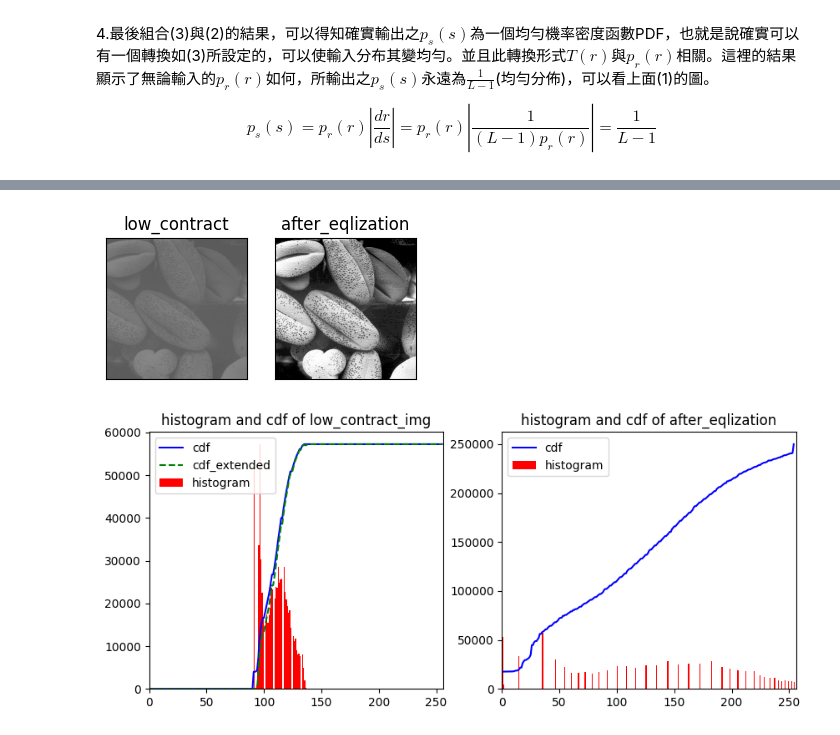
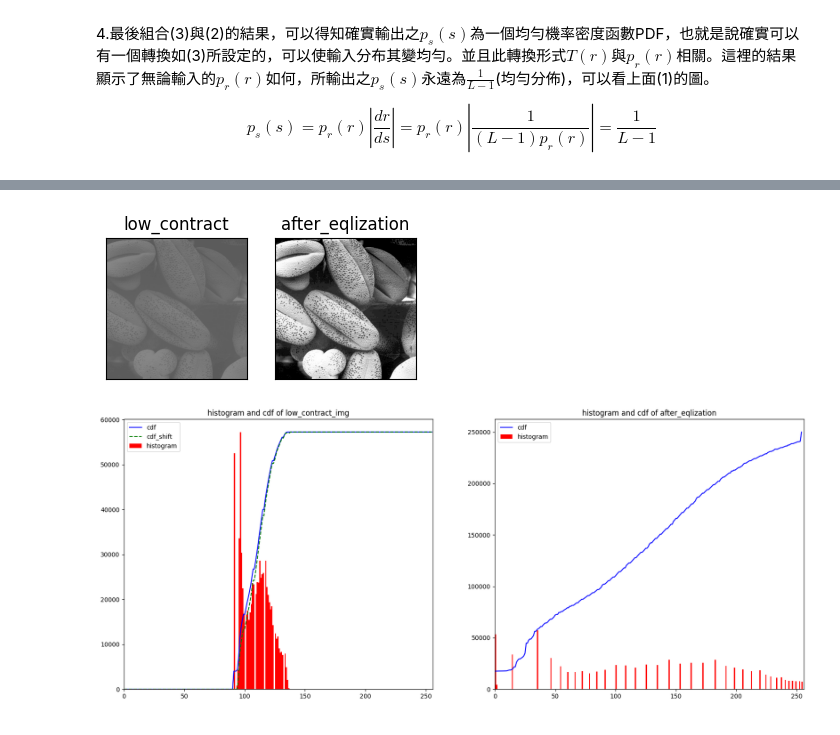
Before and after one commit to HelpHelpHelp-Charlie/DIP_learning, a Jupyter notebook: CH3.ipynb, the cells around one changed output, grey strips where cells are left out. Drawn from its saved outputs; the diff is of its cells as text; code cells hidden in the pictures.

```diff
--- a/CH3.ipynb
+++ b/CH3.ipynb
@@ -192,14 +192,14 @@ img  =  cv2.cvtColor(img,cv2.COLOR_BGR2RGB)
 #實務上不需要先變成機率
 hist,bins = np.histogram(img.flatten(),256,[0,256])
 cdf = hist.cumsum()##強度計數累加
-cdf_normalized = cdf * float(hist.max()) / cdf.max()#用來畫圖而已
+cdf_normalized = cdf * float(hist.max()) / cdf.max()#用來畫圖而已!!!這是normalize到計數的超大數字(不是0~1)
 
-
+###cdf_shift###
 cdf_m =np.ma.masked_equal(cdf,0)#cdf裡面0的部分先蓋起來不加入運算，基本上就是不考慮前半部沒計到東西的準位。
 cdf_m = (cdf_m - cdf_m.min())*255/(cdf_m.max()-cdf_m.min())#將上面的cdf(這是計數，所以超大)轉到0~255
 cdf = np.ma.filled(cdf_m,0).astype('uint8')#把剛剛挖掉0的部分再放回來
-cdf_normalized2 = cdf * float(hist.max()) / cdf.max()#用來畫圖而已
-
+cdf_normalized2 = cdf * float(hist.max()) / cdf.max()#用來畫圖而已!!!這是normalize到計數的超大數字(不是0~1)
+###cdf_shift###
 
 #之所以挖掉前半部分的0，是為了確保第一根在映射後會跑去零的位置，這裡不為零的第一根超大一根，若拿它減掉0，壓扁到255，他不會變成0.2而是17，
 # ，最後肯定他不會跑去0，會跑去17，對比度就少一堆。拿掉零之後，減最小會變成減自己，第一根他一定變零。
@@ -207,35 +207,34 @@ cdf_normalized2 = cdf * float(hist.max()) / cdf.max()#用來畫圖而已
 #試試看   cdf_m =cff;
 #試試看   print(cdf_m);print(np.ma.filled(cdf_m,0));
 #看看有沒有先mask掉0的差別
-
+#另外可以比較一下進行cdf_shift操作與否的cdf，基本上就是全部往下一格，第一突起變成0，就這樣而已。
 
 img2 = cdf[img]####--->算出圖片
 #######以下求新圖之hist
 hist2,bins2 = np.histogram(img2.flatten(),256,[0,256])##
 cdf2 = histogram2.cumsum()##
 
 #########################################################
 show2plt(img,img2,n1="low_contract",n2="after_eqlization")
 #########################################################
 
-fig =plt.figure(figsize=(10,4));
+fig =plt.figure(figsize=(20,8));
 ax=fig.add_subplot(121)
 _ =ax.plot(cdf_normalized, color = 'b')
 _ =ax.plot(cdf_normalized2, color = 'g',linestyle="--")
-
 _ =ax.hist(img.flatten(),256,[0,256], color = 'r')
 plt.xlim([0,256])
 plt.title("histogram and cdf of low_contract_img")
-plt.legend(('cdf','cdf_extended','histogram'), loc = 'upper left')
+plt.legend(('cdf','cdf_shift','histogram'), loc = 'upper left')
 
 ax=fig.add_subplot(122)
 _ =ax.plot(cdf2, color = 'b')
 _ =ax.hist(img2.flatten(),256,[0,256], color = 'r')
 plt.xlim([0,256])
 plt.title("histogram and cdf of after_eqlization")
 plt.legend(('cdf','histogram'), loc = 'upper left')
 
 plt.show()
 # %% [output]
 [figure]
-[figure, old version]
+[figure, new version]
```
